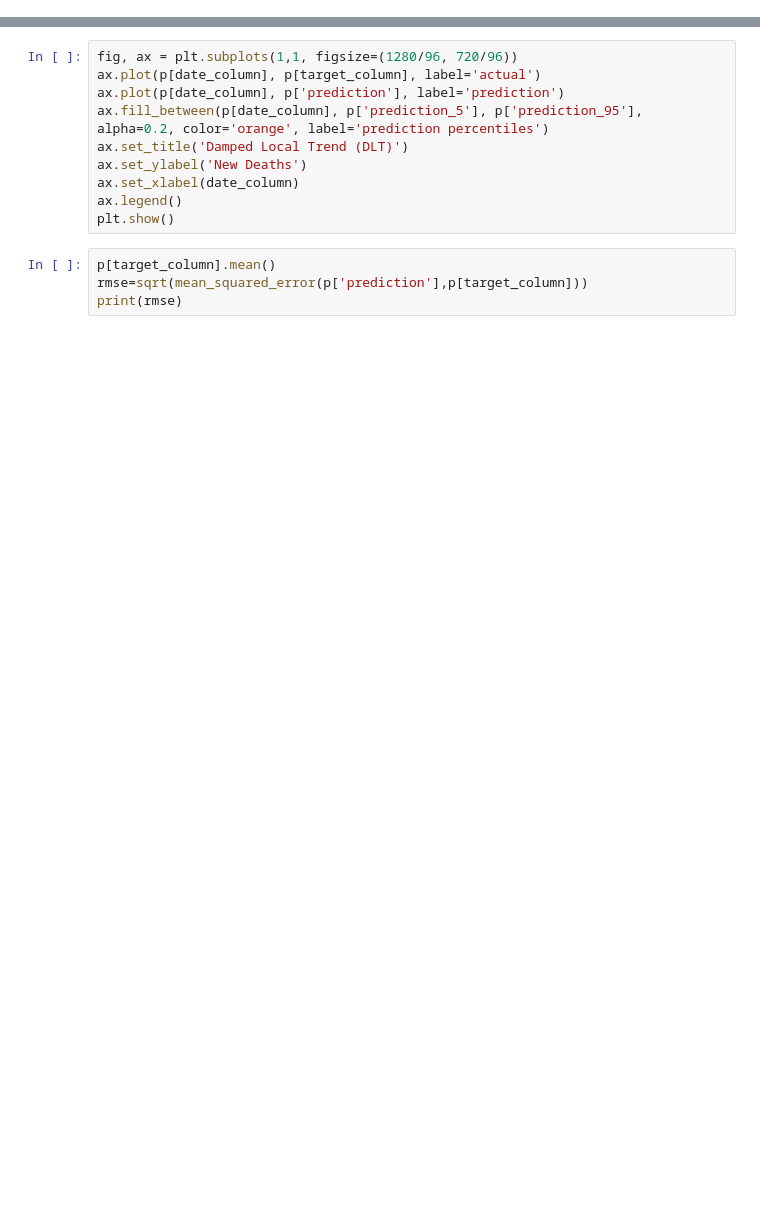
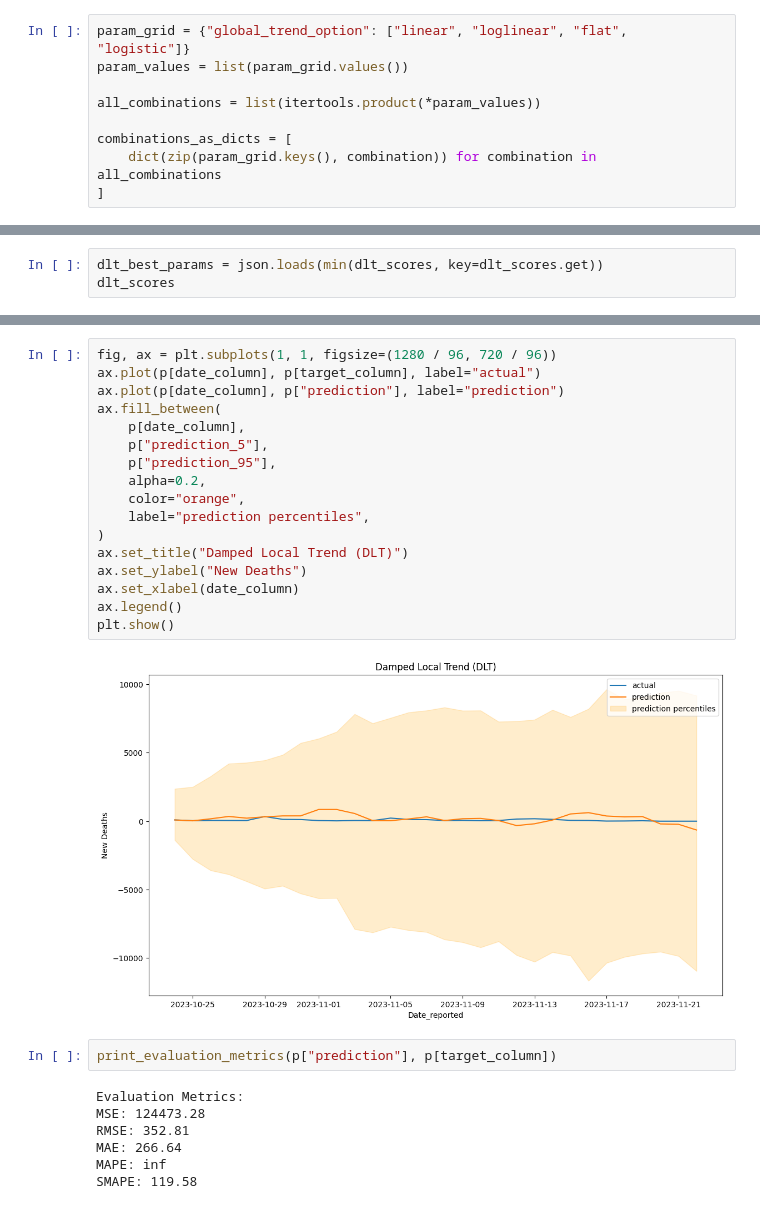
Before and after one commit to samuell07/timeseries-forecasting, a Jupyter notebook: covid_deaths/models/covid-deaths-bayes.ipynb, the cells around one changed output, grey strips where cells are left out. Saved outputs shown, nothing was run; the diff lists cells and outputs as text; blank space fills up the shorter version.

```diff
--- a/covid_deaths/models/covid-deaths-bayes.ipynb
+++ b/covid_deaths/models/covid-deaths-bayes.ipynb
@@ -333,0 +275,9 @@ best_global_trend_option = min(scores, key=scores.get)
+# %%
+param_grid = {"global_trend_option": ["linear", "loglinear", "flat", "logistic"]}
+param_values = list(param_grid.values())
+
+all_combinations = list(itertools.product(*param_values))
+
+combinations_as_dicts = [
+    dict(zip(param_grid.keys(), combination)) for combination in all_combinations
+]
@@ -333,0 +481,3 @@ best_global_trend_option = min(scores, key=scores.get)
+# %%
+dlt_best_params = json.loads(min(dlt_scores, key=dlt_scores.get))
+dlt_scores
@@ -355,15 +525,29 @@ KeyboardInterrupt:
 # %%
-fig, ax = plt.subplots(1,1, figsize=(1280/96, 720/96))
-ax.plot(p[date_column], p[target_column], label='actual')
-ax.plot(p[date_column], p['prediction'], label='prediction')
-ax.fill_between(p[date_column], p['prediction_5'], p['prediction_95'], alpha=0.2, color='orange', label='prediction percentiles')
-ax.set_title('Damped Local Trend (DLT)')
-ax.set_ylabel('New Deaths')
+fig, ax = plt.subplots(1, 1, figsize=(1280 / 96, 720 / 96))
+ax.plot(p[date_column], p[target_column], label="actual")
+ax.plot(p[date_column], p["prediction"], label="prediction")
+ax.fill_between(
+    p[date_column],
+    p["prediction_5"],
+    p["prediction_95"],
+    alpha=0.2,
+    color="orange",
+    label="prediction percentiles",
+)
+ax.set_title("Damped Local Trend (DLT)")
+ax.set_ylabel("New Deaths")
 ax.set_xlabel(date_column)
 ax.legend()
 plt.show()
+# %% [output]
+[figure, added]
 # %%
-p[target_column].mean()
-rmse=sqrt(mean_squared_error(p['prediction'],p[target_column]))
-print(rmse)
+print_evaluation_metrics(p["prediction"], p[target_column])
+# %% [output]
+Evaluation Metrics:
+MSE: 124473.28
+RMSE: 352.81
+MAE: 266.64
+MAPE: inf
+SMAPE: 119.58
 # %%
```
Also changed, not shown: parts of 20 cells of this notebook, 14 other files.
